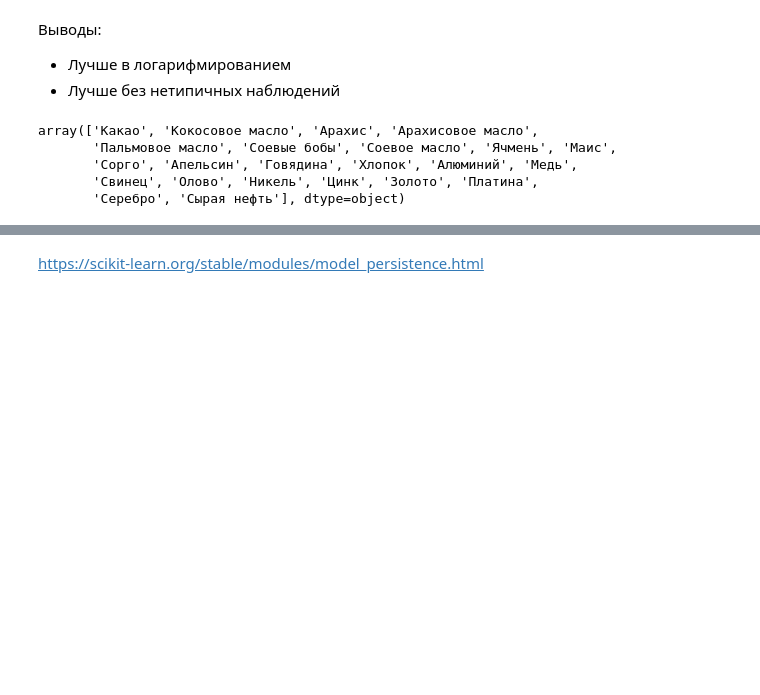
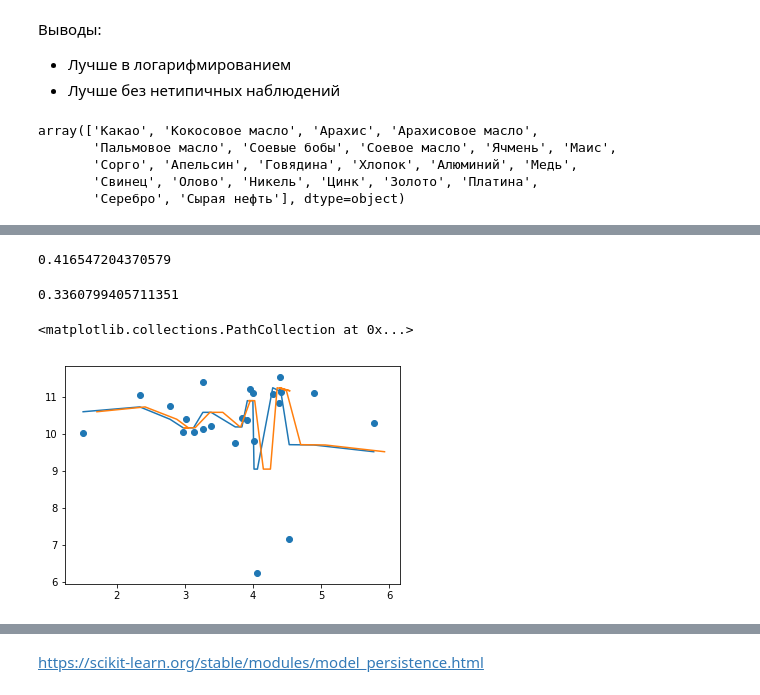
Before and after one commit to pallada-92/MMarketSizePrediction, a Jupyter notebook: models_jupyter/Model_currently_working.ipynb, the cells around one changed output, grey strips where cells are left out. Cells and saved outputs as stored; diff of their text form; code cells hidden in the pictures; blank space fills up the shorter version.

```diff
--- a/models_jupyter/Model_currently_working.ipynb
+++ b/models_jupyter/Model_currently_working.ipynb
@@ -292,0 +435,13 @@ def similarity(results):
+# %%
+X_2017 = data_16_17_l.sort_values(by='freq_sum_log10')[['freq_sum_log10', 'freq_sum_l_t-1']]
+y_2017 = data_16_17_l.sort_values(by='freq_sum_log10')['market_log10']
+for n in n_heig:
+    for metric_ in metrics:
+        clf = KNeighborsRegressor(n_neighbors=n,
+                                  metric=metric_,
+                                  #weights=gaussian_kernel
+                                 ).fit(X_2017, y_2017)
+
+
+        Y_pred = clf.predict(X_2017)
+        print(n, metric_, r2_score(np.array(y_2017).reshape(-1, 1), Y_pred))
@@ -292,0 +466,19 @@ def similarity(results):
+# %%
+clf = KNeighborsRegressor(n_neighbors=3,
+                                  metric='minkowski' # default
+                                 ).fit(X_2017, y_2017)
+Y_pred = clf.predict(X_2017)
+# %%
+r2_score(np.array(y_2017).reshape(-1, 1), Y_pred)
+# %% [output]
+0.416547204370579
+# %%
+r2_score(np.array(10**y_2017).reshape(-1, 1), 10**Y_pred)
+# %% [output]
+0.3360799405711351
+# %%
+plt.plot(X_2017, Y_pred)
+plt.scatter(X_2017.freq_sum_log10, y_2017)
+# %% [output]
+<matplotlib.collections.PathCollection at 0x...>
+[figure, added]
```
Also changed, not shown: parts of 52 cells of this notebook.
